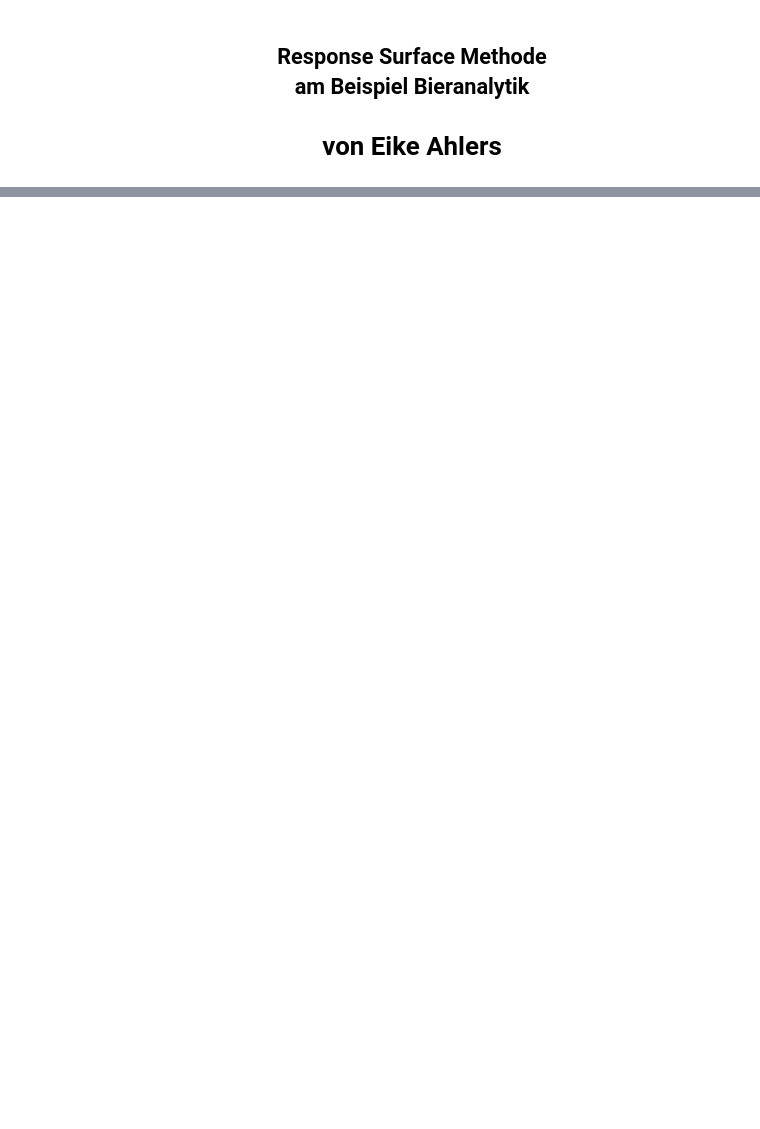
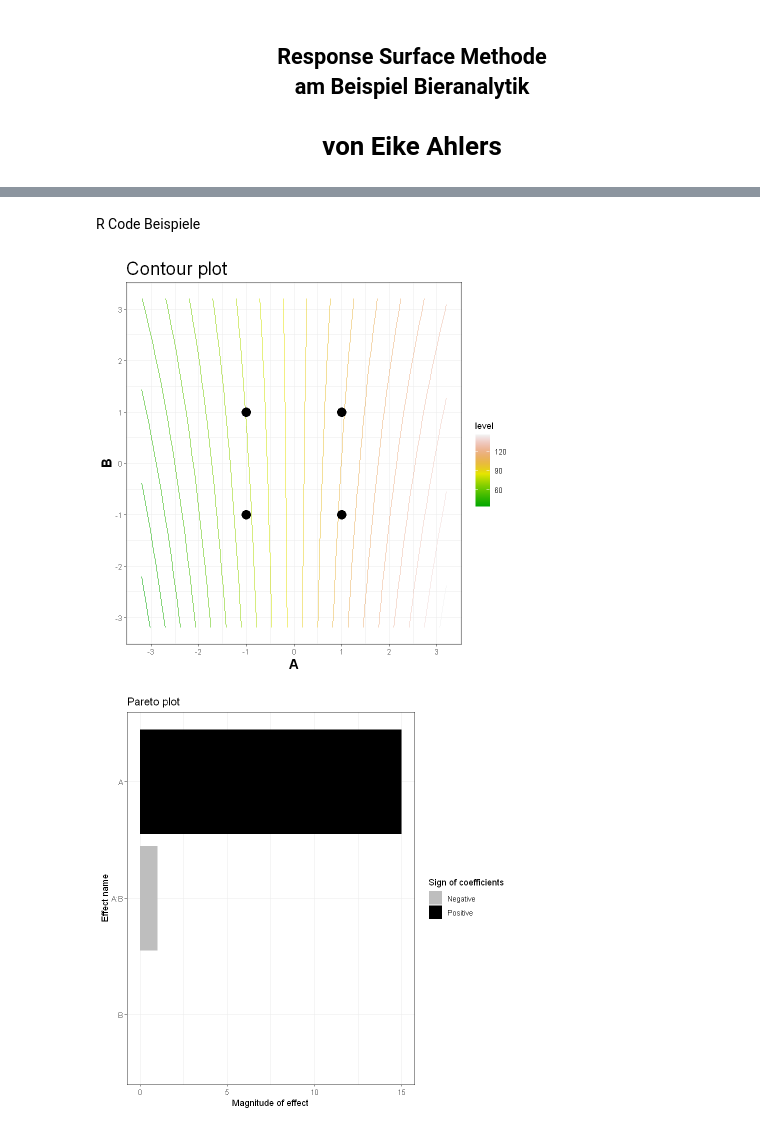
Before and after one commit to EikeAhlers/test, a Jupyter notebook: Slides.ipynb, the cells around one changed output, grey strips where cells are left out. Drawn from its saved outputs; the diff is of its cells as text; code cells hidden in the pictures; blank space fills up the shorter version.

```diff
--- a/Slides.ipynb
+++ b/Slides.ipynb
@@ -31,0 +58,16 @@ Tabelle
+# %% [markdown]
+R Code Beispiele
+# %%
+
+library(pid)
+A    <- c(-1, +1, -1, +1) # Code Einheiten für A
+B    <- c(-1, -1, +1, +1) # Code Einheiten für B
+y    <- c(74, 106, 76, 104) # Auswirkung: unten links,unten rechts,oben links,oben rechts
+
+model   <- lm(y ~ A * B ) # Haupteffekte mit Interaktionen
+
+Konturdiagramm = contourPlot(model)
+ParetoPlot = paretoPlot(model)
+# %% [output]
+[figure, added]
+[figure, added]
```
Also changed, not shown: parts of 20 cells of this notebook.
